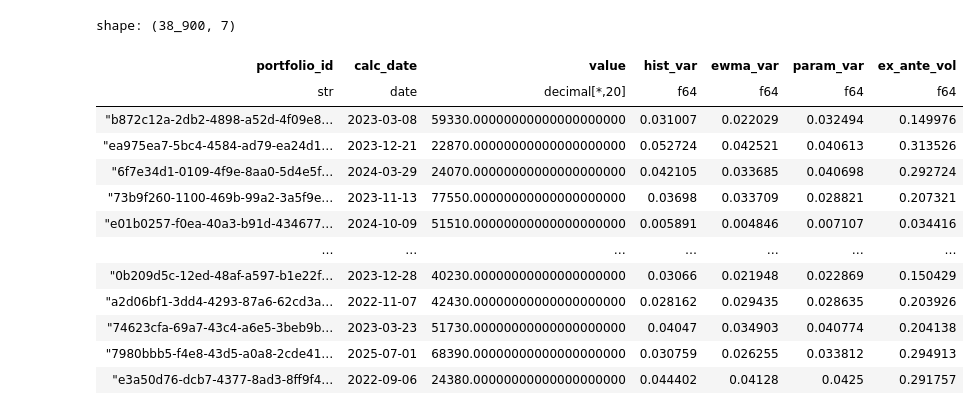
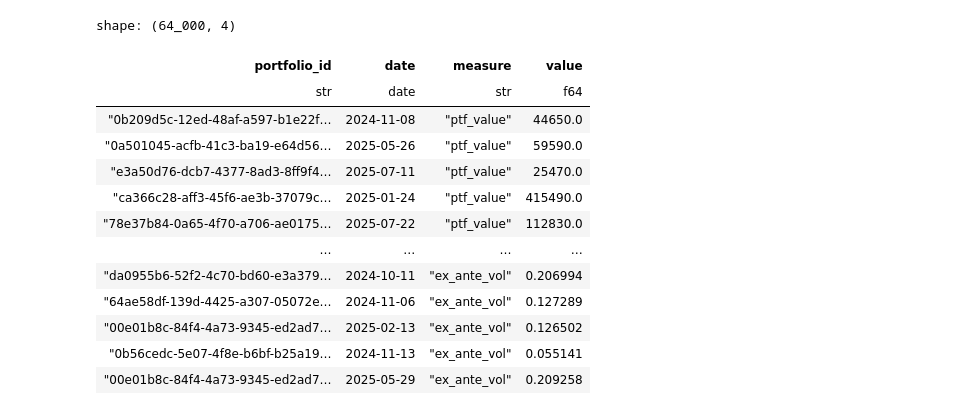
Before and after one commit to maxime-filippini/risksampl, a Jupyter notebook: worker/notebooks/t.ipynb, the cells around one changed output. Cells and saved outputs as stored; diff of their text form; code cells hidden in the pictures.

```diff
--- a/worker/notebooks/t.ipynb
+++ b/worker/notebooks/t.ipynb
@@ -9,7 +9,11 @@ from scipy import stats
 import math
 import time
 # %%
-ref_date = datetime.date(2025, 8, 25)
+from worker.database import Measure
+from worker.utils import insert_list_of_dicts
+
+
+ref_date = datetime.date(2025, 8, 29)
 first_calc_date = datetime.date(2024, 9, 1)
 first_price_date = datetime.date(2016, 1, 1)
 
@@ -73,7 +77,7 @@ def _single_loop(df_positions: pl.DataFrame, df_market_data: pl.DataFrame, ptf_i
         {
             "portfolio_id": ptf_id,
             "calc_date": calc_date,
-            "value": value,
+            "ptf_value": value,
             "hist_var": hist_var,
             "ewma_var": ewma_var,
             "param_var": param_var,
@@ -81,7 +85,9 @@ def _single_loop(df_positions: pl.DataFrame, df_market_data: pl.DataFrame, ptf_i
         }
     )
 
+
 with connect() as session:
+    # Load market data and forward fill
     df_market_data = (
         pl.read_database(
             """
@@ -99,12 +105,25 @@ with connect() as session:
         .map_groups(lambda df: (df.sort("date").with_columns(price=pl.col("price").forward_fill())))
     )
 
+    # Get positions for all calculation dates
     df_positions = get_portfolio_positions(session, ref_date).filter(pl.col("date") >= first_calc_date)
 
+    # For each portfolio and date, we run the calculation loop
     combinations = df_positions.select("portfolio_id", "date").unique()
 
     dfs = []
     for i, (ptf_id, calc_date) in enumerate(combinations.rows()):
         print(f"{i} / {len(combinations)}")
         dfs.append(_single_loop(df_positions, df_market_data, ptf_id, calc_date))
+
+    df_measures = (
+        pl.concat(dfs)
+        .unpivot(
+            index=["portfolio_id", "calc_date"]
+        )
+        .rename({"variable": "measure", "calc_date": "date"})
+    )
+
+
+    insert_list_of_dicts(items=df_measures.to_dicts(), table=Measure, session=session)
 # %% [output]
@@ -128,17 +147,19 @@ with connect() as session:
 # %%
-pl.concat(dfs)
+
+
+df_measures
 # %% [output]
-shape: (38_900, 7)
+shape: (64_000, 4)
-| portfolio_id | calc_date | value | hist_var | ewma_var | param_var | ex_ante_vol |
-| str | date | decimal[*,20] | f64 | f64 | f64 | f64 |
-| "b872c12a-2db2-4898-a52d-4f09e8… | 2023-03-08 | 59330.00000000000000000000 | 0.031007 | 0.022029 | 0.032494 | 0.149976 |
-| "ea975ea7-5bc4-4584-ad79-ea24d1… | 2023-12-21 | 22870.00000000000000000000 | 0.052724 | 0.042521 | 0.040613 | 0.313526 |
-| "6f7e34d1-0109-4f9e-8aa0-5d4e5f… | 2024-03-29 | 24070.00000000000000000000 | 0.042105 | 0.033685 | 0.040698 | 0.292724 |
-| "73b9f260-1100-469b-99a2-3a5f9e… | 2023-11-13 | 77550.00000000000000000000 | 0.03698 | 0.033709 | 0.028821 | 0.207321 |
-| "e01b0257-f0ea-40a3-b91d-434677… | 2024-10-09 | 51510.00000000000000000000 | 0.005891 | 0.004846 | 0.007107 | 0.034416 |
-| … | … | … | … | … | … | … |
-| "0b209d5c-12ed-48af-a597-b1e22f… | 2023-12-28 | 40230.00000000000000000000 | 0.03066 | 0.021948 | 0.022869 | 0.150429 |
-| "a2d06bf1-3dd4-4293-87a6-62cd3a… | 2022-11-07 | 42430.00000000000000000000 | 0.028162 | 0.029435 | 0.028635 | 0.203926 |
-| "74623cfa-69a7-43c4-a6e5-3beb9b… | 2023-03-23 | 51730.00000000000000000000 | 0.04047 | 0.034903 | 0.040774 | 0.204138 |
-| "7980bbb5-f4e8-43d5-a0a8-2cde41… | 2025-07-01 | 68390.00000000000000000000 | 0.030759 | 0.026255 | 0.033812 | 0.294913 |
-| "e3a50d76-dcb7-4377-8ad3-8ff9f4… | 2022-09-06 | 24380.00000000000000000000 | 0.044402 | 0.04128 | 0.0425 | 0.291757 |
+| portfolio_id | date | measure | value |
+| str | date | str | f64 |
+| "0b209d5c-12ed-48af-a597-b1e22f… | 2024-11-08 | "ptf_value" | 44650.0 |
+| "0a501045-acfb-41c3-ba19-e64d56… | 2025-05-26 | "ptf_value" | 59590.0 |
+| "e3a50d76-dcb7-4377-8ad3-8ff9f4… | 2025-07-11 | "ptf_value" | 25470.0 |
+| "ca366c28-aff3-45f6-ae3b-37079c… | 2025-01-24 | "ptf_value" | 415490.0 |
+| "78e37b84-0a65-4f70-a706-ae0175… | 2025-07-22 | "ptf_value" | 112830.0 |
+| … | … | … | … |
+| "da0955b6-52f2-4c70-bd60-e3a379… | 2024-10-11 | "ex_ante_vol" | 0.206994 |
+| "64ae58df-139d-4425-a307-05072e… | 2024-11-06 | "ex_ante_vol" | 0.127289 |
+| "00e01b8c-84f4-4a73-9345-ed2ad7… | 2025-02-13 | "ex_ante_vol" | 0.126502 |
+| "0b56cedc-5e07-4f8e-b6bf-b25a19… | 2024-11-13 | "ex_ante_vol" | 0.055141 |
+| "00e01b8c-84f4-4a73-9345-ed2ad7… | 2025-05-29 | "ex_ante_vol" | 0.209258 |
```
Also changed, not shown: parts of 1 cell of this notebook, 7 other files.
